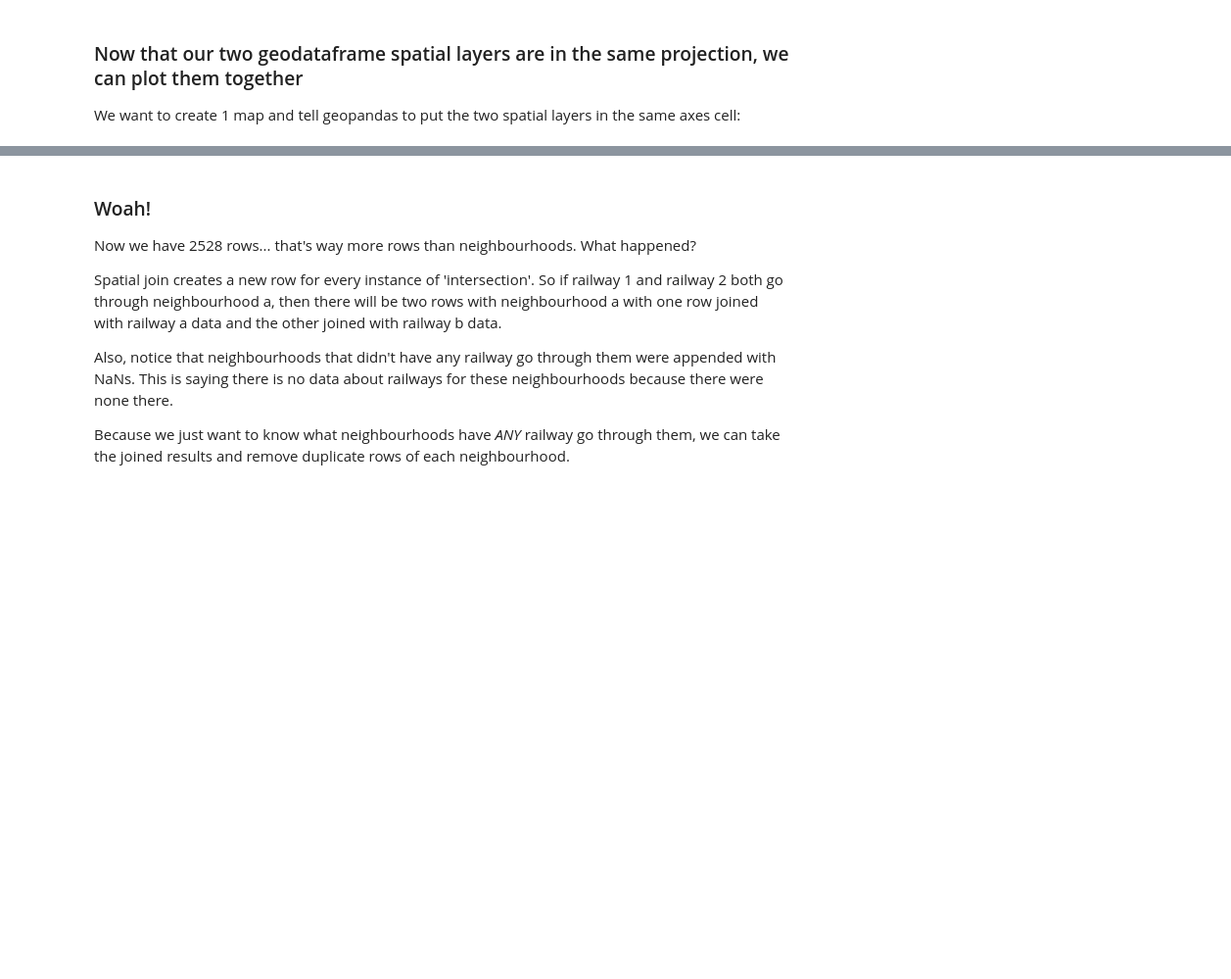
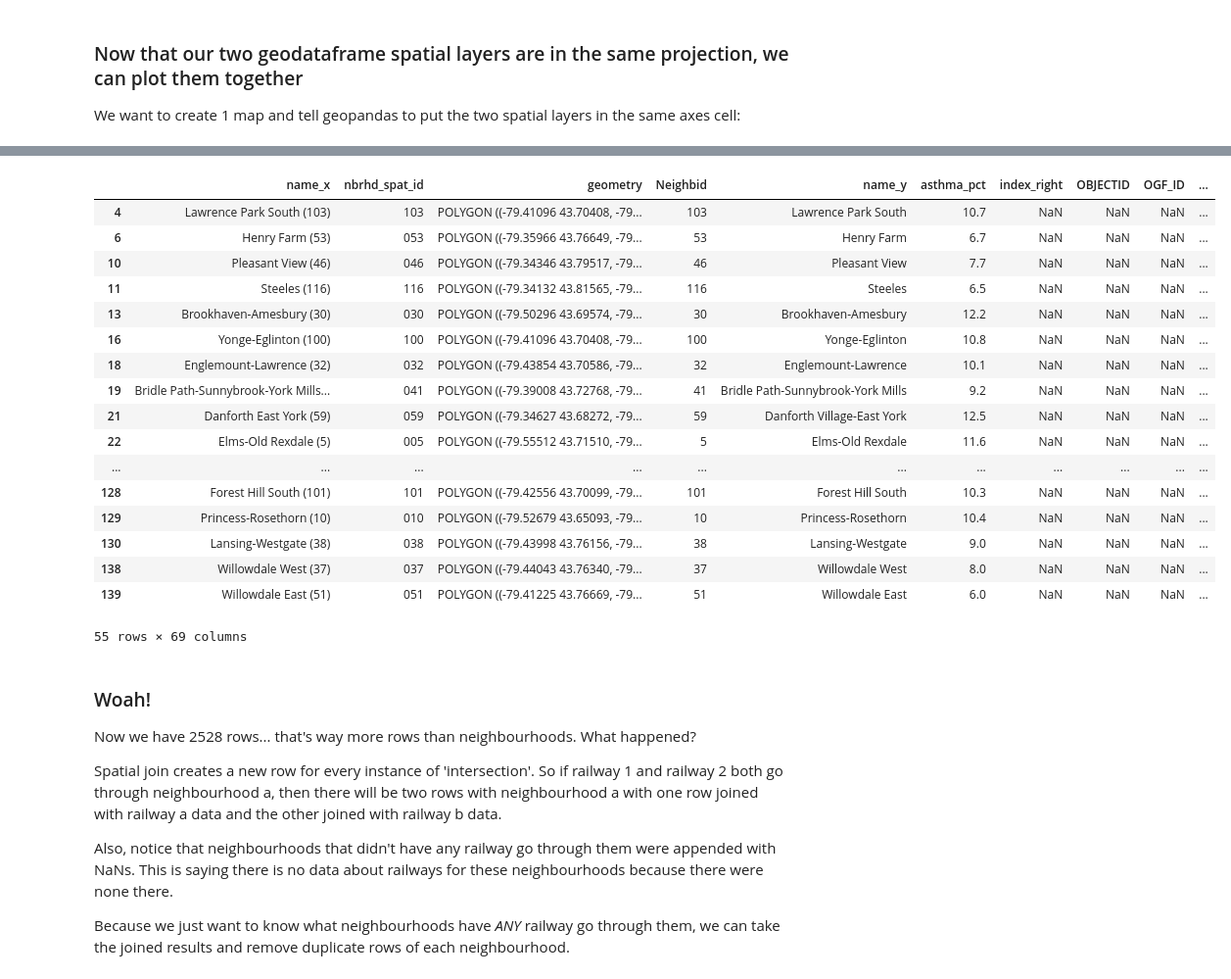
Before and after one commit to UofTCompDSci/ggr274-20241, a Jupyter notebook: weekly-materials/week10/lecture/Class10_GGR274_CL.ipynb, the cells around one changed output, grey strips where cells are left out. Shown at 98% size. Cells and saved outputs as stored; diff of their text form; code cells hidden in the pictures; blank space fills up the shorter version.

```diff
--- a/weekly-materials/week10/lecture/Class10_GGR274_CL.ipynb
+++ b/weekly-materials/week10/lecture/Class10_GGR274_CL.ipynb
@@ -747,3 +1009,25 @@ join_left_df
+# %%
+
+join_left_df.loc[join_left_df['TRACKNID'].isnull()]
+# %% [output]
+|  | name_x | nbrhd_spat_id | geometry | Neighbid | name_y | asthma_pct | index_right | OBJECTID | OGF_ID | ... |
+| 4 | Lawrence Park South (103) | 103 | POLYGON ((-79.41096 43.70408, -79... | 103 | Lawrence Park South | 10.7 | NaN | NaN | NaN | ... |
+| 6 | Henry Farm (53) | 053 | POLYGON ((-79.35966 43.76649, -79... | 53 | Henry Farm | 6.7 | NaN | NaN | NaN | ... |
+| 10 | Pleasant View (46) | 046 | POLYGON ((-79.34346 43.79517, -79... | 46 | Pleasant View | 7.7 | NaN | NaN | NaN | ... |
+| 11 | Steeles (116) | 116 | POLYGON ((-79.34132 43.81565, -79... | 116 | Steeles | 6.5 | NaN | NaN | NaN | ... |
+| 13 | Brookhaven-Amesbury (30) | 030 | POLYGON ((-79.50296 43.69574, -79... | 30 | Brookhaven-Amesbury | 12.2 | NaN | NaN | NaN | ... |
+| 16 | Yonge-Eglinton (100) | 100 | POLYGON ((-79.41096 43.70408, -79... | 100 | Yonge-Eglinton | 10.8 | NaN | NaN | NaN | ... |
+| 18 | Englemount-Lawrence (32) | 032 | POLYGON ((-79.43854 43.70586, -79... | 32 | Englemount-Lawrence | 10.1 | NaN | NaN | NaN | ... |
+| 19 | Bridle Path-Sunnybrook-York Mills... | 041 | POLYGON ((-79.39008 43.72768, -79... | 41 | Bridle Path-Sunnybrook-York Mills | 9.2 | NaN | NaN | NaN | ... |
+| 21 | Danforth East York (59) | 059 | POLYGON ((-79.34627 43.68272, -79... | 59 | Danforth Village-East York | 12.5 | NaN | NaN | NaN | ... |
+| 22 | Elms-Old Rexdale (5) | 005 | POLYGON ((-79.55512 43.71510, -79... | 5 | Elms-Old Rexdale | 11.6 | NaN | NaN | NaN | ... |
+| ... | ... | ... | ... | ... | ... | ... | ... | ... | ... | ... |
+| 128 | Forest Hill South (101) | 101 | POLYGON ((-79.42556 43.70099, -79... | 101 | Forest Hill South | 10.3 | NaN | NaN | NaN | ... |
+| 129 | Princess-Rosethorn (10) | 010 | POLYGON ((-79.52679 43.65093, -79... | 10 | Princess-Rosethorn | 10.4 | NaN | NaN | NaN | ... |
+| 130 | Lansing-Westgate (38) | 038 | POLYGON ((-79.43998 43.76156, -79... | 38 | Lansing-Westgate | 9.0 | NaN | NaN | NaN | ... |
+| 138 | Willowdale West (37) | 037 | POLYGON ((-79.44043 43.76340, -79... | 37 | Willowdale West | 8.0 | NaN | NaN | NaN | ... |
+| 139 | Willowdale East (51) | 051 | POLYGON ((-79.41225 43.76669, -79... | 51 | Willowdale East | 6.0 | NaN | NaN | NaN | ... |
+55 rows × 69 columns
 # %% [markdown]
 ### Woah!
 
```
Also changed, not shown: parts of 55 cells of this notebook, 1 other file.
